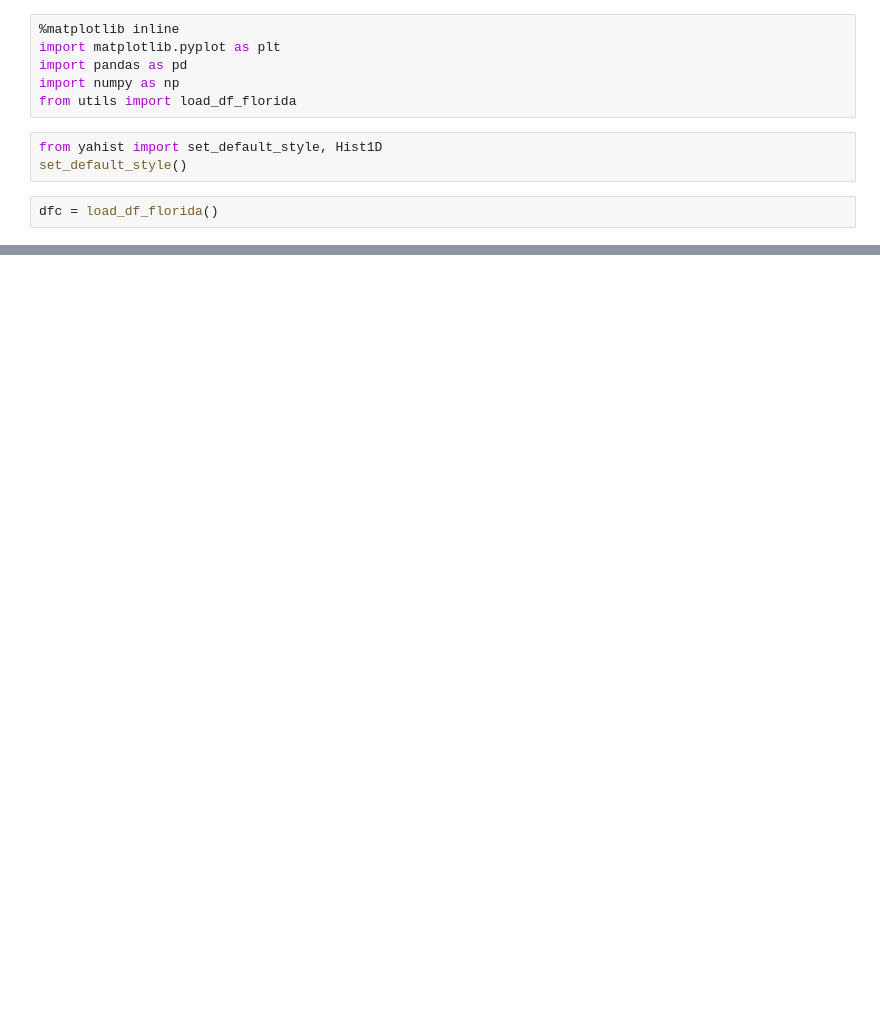
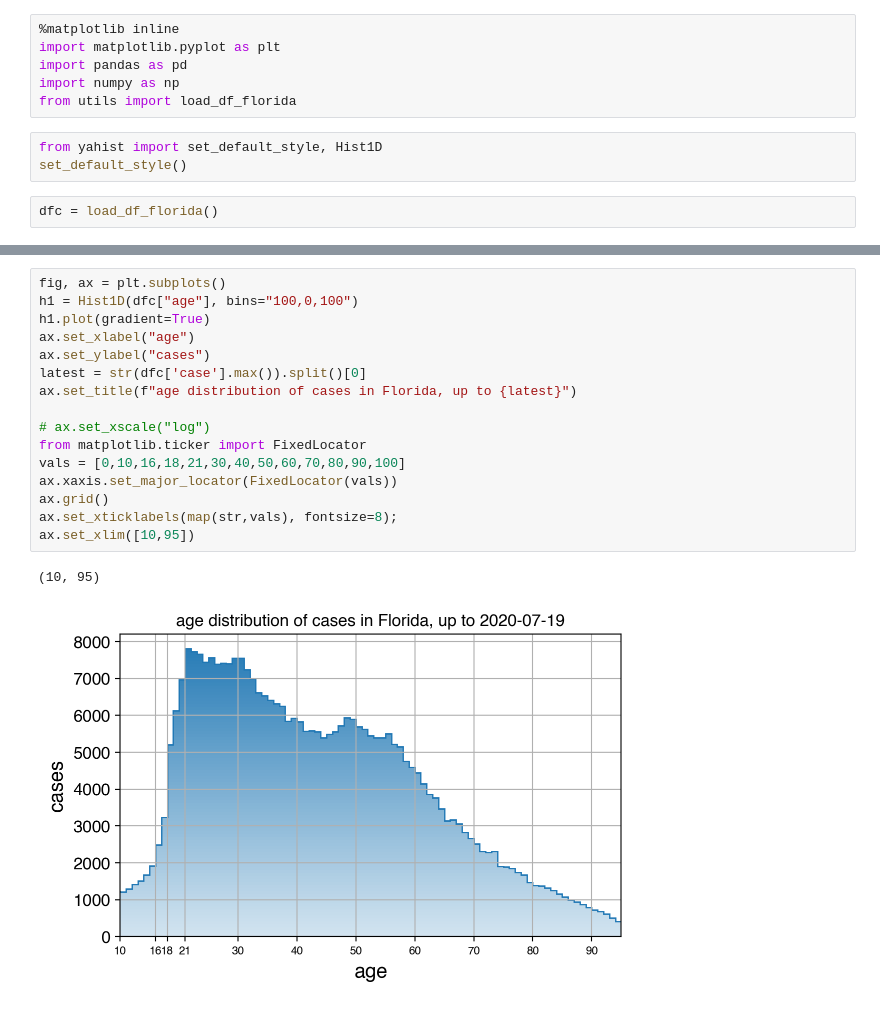
Before and after one commit to aminnj/covid19, a Jupyter notebook: notebooks/florida.ipynb, the cells around one changed output, grey strips where cells are left out. Saved outputs shown, nothing was run; the diff lists cells and outputs as text; blank space fills up the shorter version.

```diff
--- a/notebooks/florida.ipynb
+++ b/notebooks/florida.ipynb
@@ -275,3 +281,22 @@ Text(0.5, 1.0, 'Florida cases getting younger')
+# %%
+fig, ax = plt.subplots()
+h1 = Hist1D(dfc["age"], bins="100,0,100")
+h1.plot(gradient=True)
+ax.set_xlabel("age")
+ax.set_ylabel("cases")
+latest = str(dfc['case'].max()).split()[0]
+ax.set_title(f"age distribution of cases in Florida, up to {latest}")
+
+# ax.set_xscale("log")
+from matplotlib.ticker import FixedLocator
+vals = [0,10,16,18,21,30,40,50,60,70,80,90,100]
+ax.xaxis.set_major_locator(FixedLocator(vals))
+ax.grid()
+ax.set_xticklabels(map(str,vals), fontsize=8);
+ax.set_xlim([10,95])
+# %% [output]
+(10, 95)
+[figure, added]
 # %%
 bins = "50,0,100"
 df = dfc.set_index("case")
```
Also changed, not shown: parts of 20 cells of this notebook, 6 other files.
